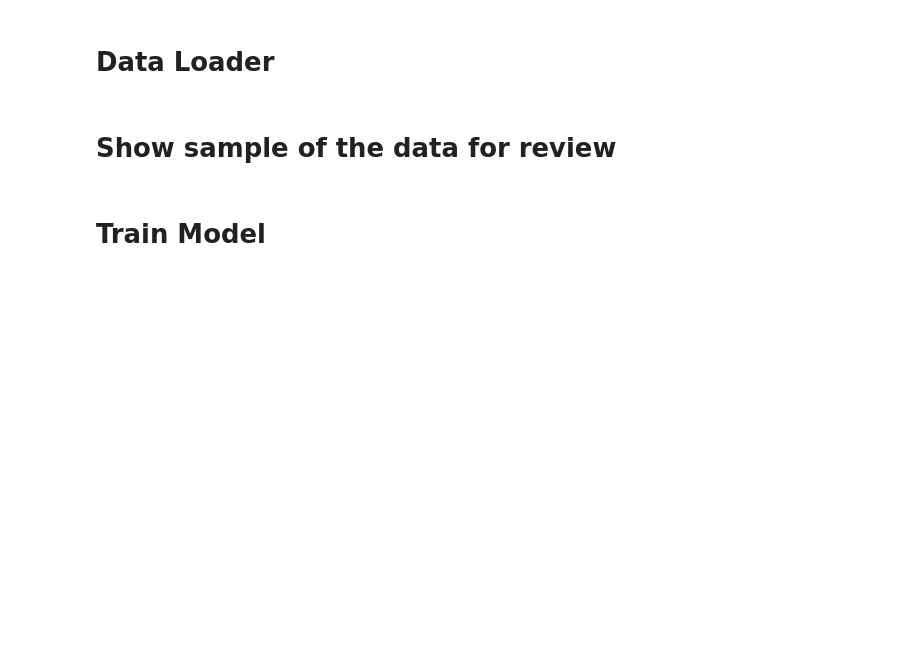
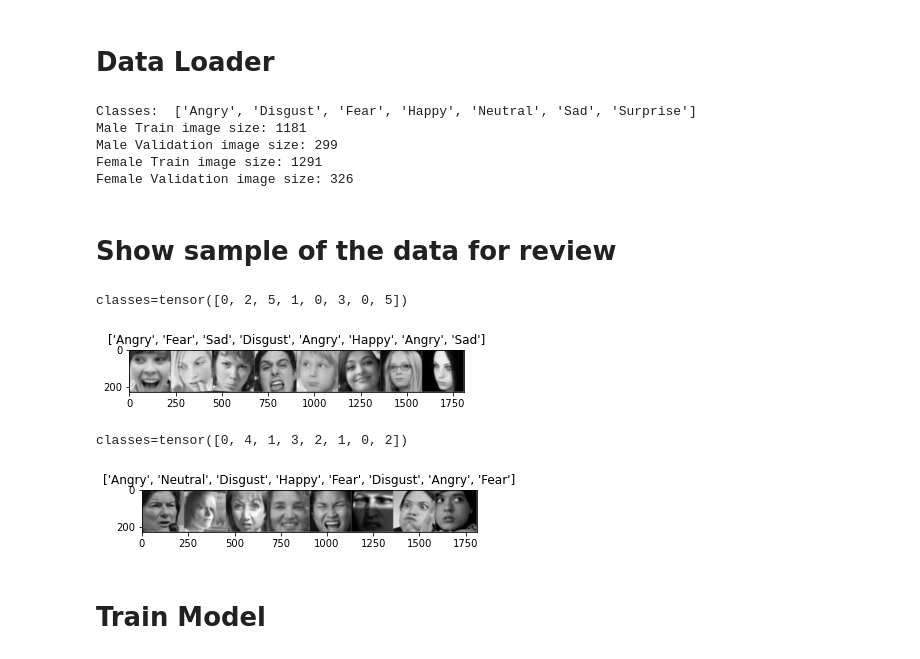
Before and after one commit to AssafR/DomainAdaptation, a Jupyter notebook: NetWithTwoHeads.ipynb, the cells around one changed output. Cells and saved outputs as stored; diff of their text form; code cells hidden in the pictures; blank space fills up the shorter version.

```diff
--- a/NetWithTwoHeads.ipynb
+++ b/NetWithTwoHeads.ipynb
@@ -39,7 +40,7 @@ except:
 
 #DATA_DIR = LABS_DIR/'Data'
 DATA_DIR = LABS_DIR/'DataNoDuplicates'
-DATA_DIR_M = LABS_DIR/'DataDomains'/'Male'
-DATA_DIR_F = LABS_DIR/'DataDomains'/'Female'
+DATA_DIR_M = LABS_DIR/'DataTraining'/'Male'
+DATA_DIR_F = LABS_DIR/'DataTraining'/'Female'
 # %%
 class TrainingParams:
@@ -137,0 +63,20 @@ print(f'Validation image size: {dataset_sizes["val"]}')
+# %%
+BATCH_SIZE = 16
+# SAMPLE_SIZE = None
+SAMPLE_SIZE = None
+
+dataloder_male = DataLoaders(sample_size=SAMPLE_SIZE, batch_size=BATCH_SIZE//2, data_dir=DATA_DIR_M, val_same_as_train=False)
+dataloder_female = DataLoaders(sample_size=SAMPLE_SIZE, batch_size=BATCH_SIZE//2, data_dir=DATA_DIR_F, val_same_as_train=False)
+
+device = torch.device("cuda:0" if torch.cuda.is_available() else "cpu")
+print("Classes: ", dataloder_male.classes)
+print(f'Male Train image size: {dataloder_male.dataset_size["train"]}')
+print(f'Male Validation image size: {dataloder_male.dataset_size["val"]}')
+print(f'Female Train image size: {dataloder_female.dataset_size["train"]}')
+print(f'Female Validation image size: {dataloder_female.dataset_size["val"]}')
+# %% [output]
+Classes:  ['Angry', 'Disgust', 'Fear', 'Happy', 'Neutral', 'Sad', 'Surprise']
+Male Train image size: 1181
+Male Validation image size: 299
+Female Train image size: 1291
+Female Validation image size: 326
@@ -179,18 +154,26 @@ def imshow(inp, title=None):
 # Show sample of the data for review
 # %%
 # # Get a batch of training data
-inputs, classes = next(iter(my_data['train']))
+class_names = dataloder_female.classes
+
+inputs, classes = next(iter(dataloder_female.data['train']))
+print()
 # Make a grid from batch
 sample_train_images = torchvision.utils.make_grid(inputs)
 #imshow(sample_train_images, title=classes)
 print(f"classes={classes}")
 imshow(sample_train_images, title=[class_names[i] for i in classes])
 
 
 # # Get a batch of validation data
-inputs, classes = next(iter(my_data['val']))
+inputs, classes = next(iter(dataloder_female.data['val']))
 # Make a grid from batch
 sample_train_images = torchvision.utils.make_grid(inputs)
 #imshow(sample_train_images, title=classes)
 print(f"classes={classes}")
 imshow(sample_train_images, title=[class_names[i] for i in classes])
+# %% [output]
+classes=tensor([0, 2, 5, 1, 0, 3, 0, 5])
+[figure, added]
+classes=tensor([0, 4, 1, 3, 2, 1, 0, 2])
+[figure, added]
```
Also changed, not shown: parts of 12 cells of this notebook, 10 other files.
